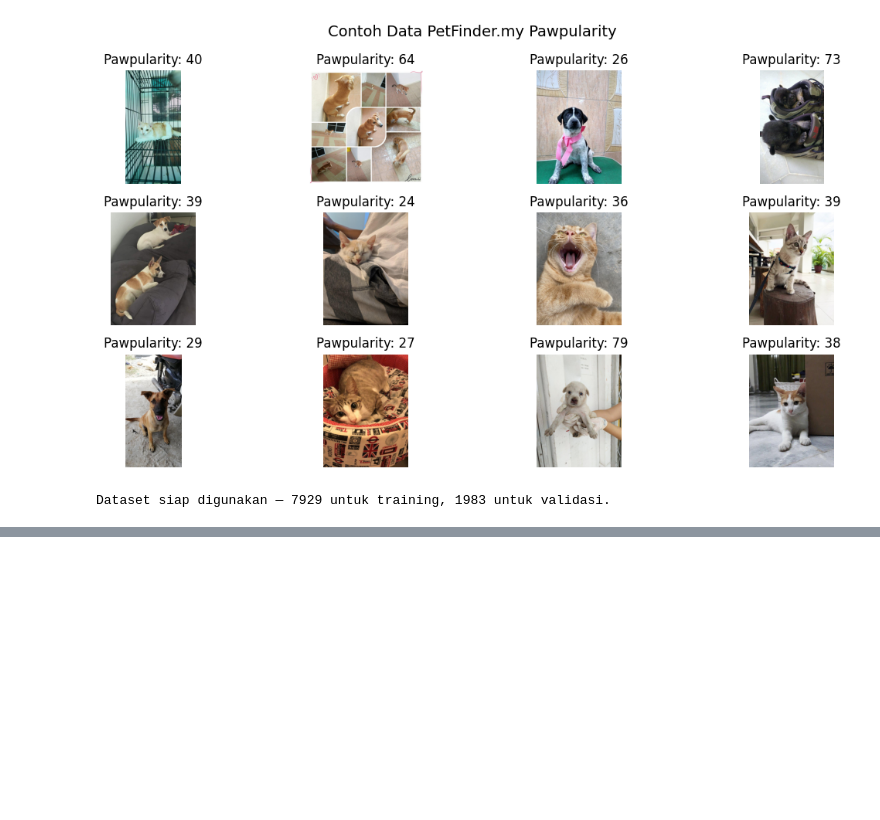
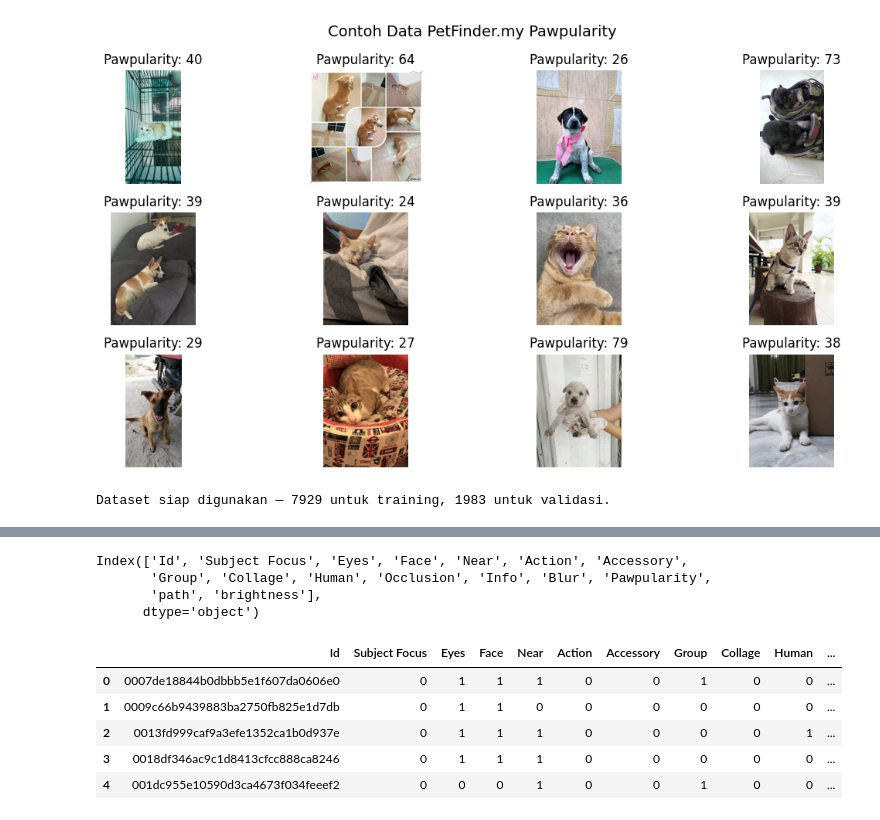
Before and after one commit to khansaintania/2025_VISI_KOMPUTER_TI2B, a Jupyter notebook: Jobsheet_03_TeknikRegresiGambar.ipynb, the cells around one changed output, grey strips where cells are left out. Drawn from its saved outputs; the diff is of its cells as text; code cells hidden in the pictures; blank space fills up the shorter version.

```diff
--- a/Jobsheet_03_TeknikRegresiGambar.ipynb
+++ b/Jobsheet_03_TeknikRegresiGambar.ipynb
@@ -926,0 +1124,33 @@ plt.show()
+# %%
+# --- Hitung brightness rata-rata per gambar ---
+def get_brightness(path):
+    img = tf.io.read_file(path)
+    img = tf.image.decode_jpeg(img, channels=3)
+    img = tf.image.resize(img, (IMG_SIZE, IMG_SIZE))
+    img = tf.cast(img, tf.float32) / 255.0
+    brightness = tf.reduce_mean(tf.image.rgb_to_grayscale(img))
+    return brightness.numpy()
+
+df['brightness'] = df['path'].apply(get_brightness)
+
+# --- Model gabungan visual + brightness ---
+base = tf.keras.applications.EfficientNetB3(
+    include_top=False, input_shape=(IMG_SIZE, IMG_SIZE, 3), weights='imagenet'
+)
+base.trainable = False
+
+visual_input = tf.keras.Input((IMG_SIZE, IMG_SIZE, 3))
+x = tf.keras.applications.efficientnet.preprocess_input(visual_input * 255.0)
+x = base(x, training=False)
+x = layers.GlobalAveragePooling2D()(x)
+
+numeric_input = tf.keras.Input((1,))
+concat = layers.Concatenate()([x, numeric_input])
+
+x = layers.Dense(128, activation='relu')(concat)
+x = layers.Dropout(0.3)(x)
+output = layers.Dense(1)(x)
+
+model_combined = tf.keras.Model([visual_input, numeric_input], output)
+model_combined.compile(optimizer='adam', loss='mse', metrics=['mae'])
+model_combined.summary()
@@ -926,0 +1179,14 @@ plt.show()
+# %%
+print(df.columns)
+df.head()
+# %% [output]
+Index(['Id', 'Subject Focus', 'Eyes', 'Face', 'Near', 'Action', 'Accessory',
+       'Group', 'Collage', 'Human', 'Occlusion', 'Info', 'Blur', 'Pawpularity',
+       'path', 'brightness'],
+      dtype='object')
+|  | Id | Subject Focus | Eyes | Face | Near | Action | Accessory | Group | Collage | Human | ... |
+| 0 | 0007de18844b0dbbb5e1f607da0606e0 | 0 | 1 | 1 | 1 | 0 | 0 | 1 | 0 | 0 | ... |
+| 1 | 0009c66b9439883ba2750fb825e1d7db | 0 | 1 | 1 | 0 | 0 | 0 | 0 | 0 | 0 | ... |
+| 2 | 0013fd999caf9a3efe1352ca1b0d937e | 0 | 1 | 1 | 1 | 0 | 0 | 0 | 0 | 1 | ... |
+| 3 | 0018df346ac9c1d8413cfcc888ca8246 | 0 | 1 | 1 | 1 | 0 | 0 | 0 | 0 | 0 | ... |
+| 4 | 001dc955e10590d3ca4673f034feeef2 | 0 | 0 | 0 | 1 | 0 | 0 | 1 | 0 | 0 | ... |
```
Also changed, not shown: parts of 18 cells of this notebook.
